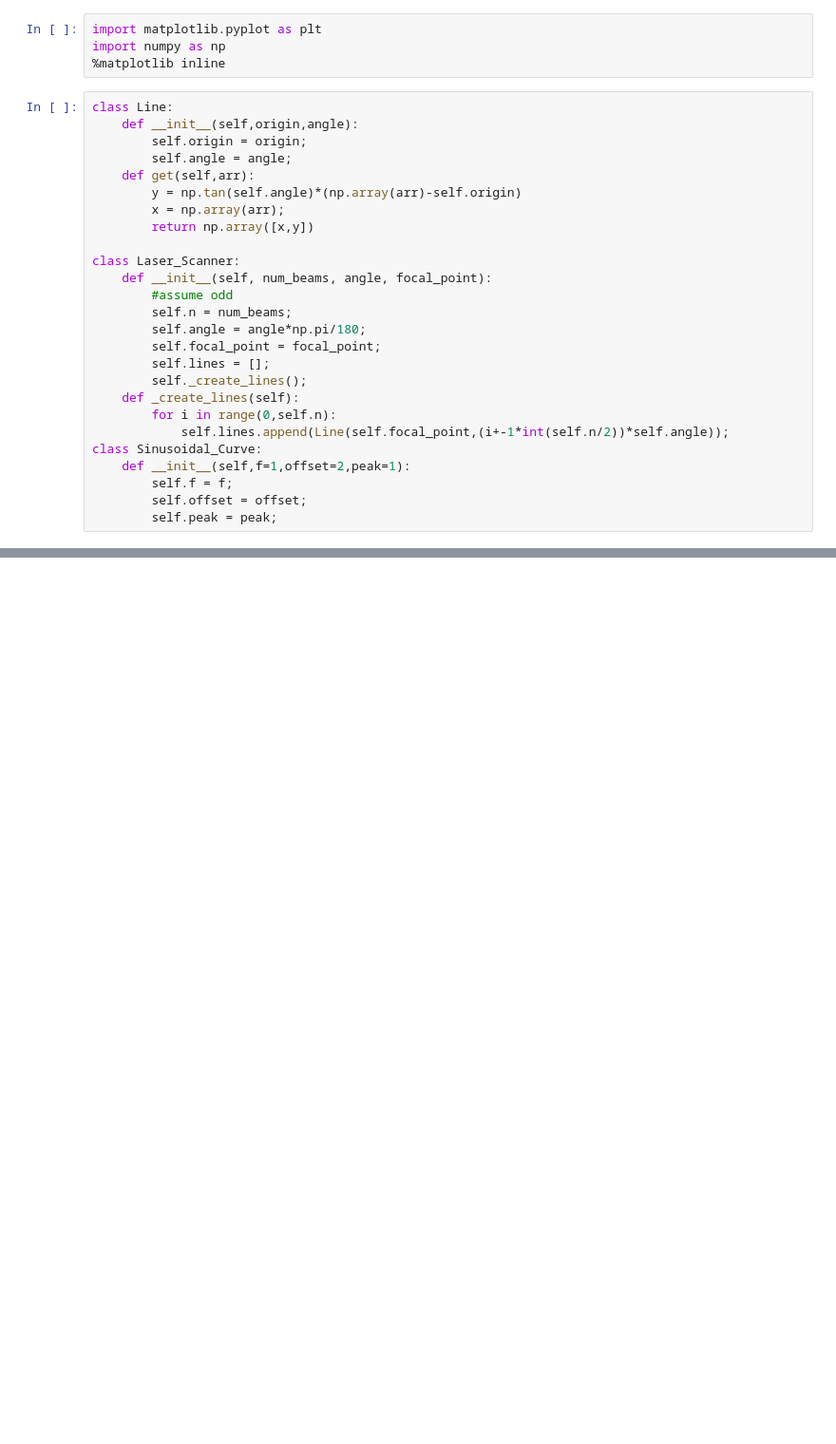
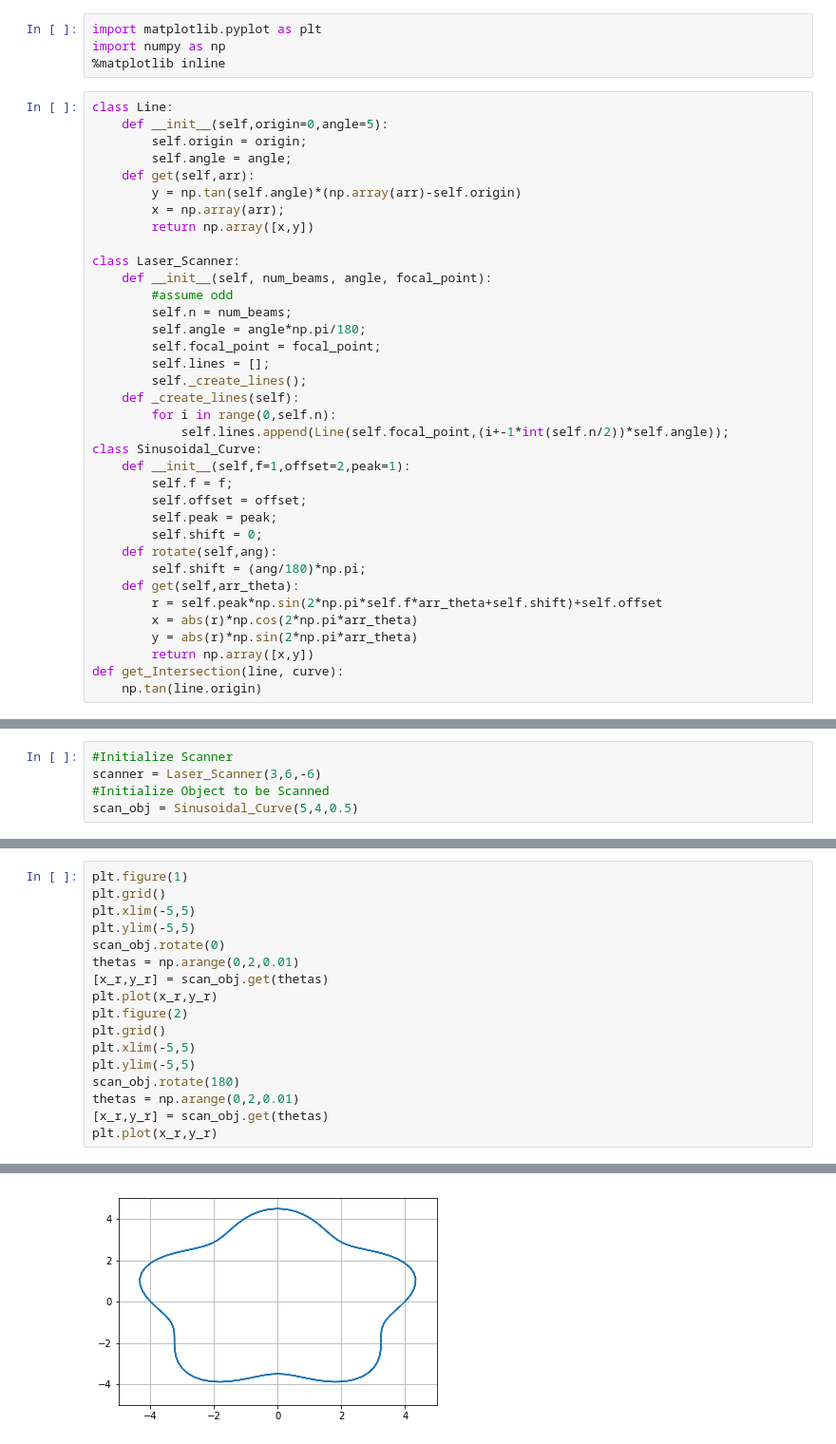
Before and after one commit to albertliu6696/Laser_Scanner, a Jupyter notebook: Geometry.ipynb, the cells around one changed output, grey strips where cells are left out. Shown: that part at 95% size. Saved outputs shown, nothing was run; the diff lists cells and outputs as text; blank space fills up the shorter version.

Commit message:
Added Frequency dependent curve

```diff
--- a/Geometry.ipynb
+++ b/Geometry.ipynb
@@ -4,7 +4,7 @@ import numpy as np
 %matplotlib inline
 # %%
 class Line:
-    def __init__(self,origin,angle):
+    def __init__(self,origin=0,angle=5):
         self.origin = origin;
         self.angle = angle;
     def get(self,arr):
@@ -28,3 +28,13 @@ class Sinusoidal_Curve:
         self.f = f;
         self.offset = offset;
         self.peak = peak;
+        self.shift = 0;
+    def rotate(self,ang):
+        self.shift = (ang/180)*np.pi;
+    def get(self,arr_theta):
+        r = self.peak*np.sin(2*np.pi*self.f*arr_theta+self.shift)+self.offset
+        x = abs(r)*np.cos(2*np.pi*arr_theta)
+        y = abs(r)*np.sin(2*np.pi*arr_theta)
+        return np.array([x,y])
+def get_Intersection(line, curve):
+    np.tan(line.origin)
@@ -67,0 +41,5 @@ np.arctan()
+# %%
+#Initialize Scanner
+scanner = Laser_Scanner(3,6,-6)
+#Initialize Object to be Scanned
+scan_obj = Sinusoidal_Curve(5,4,0.5)
@@ -67,0 +116,18 @@ np.arctan()
+# %%
+plt.figure(1)
+plt.grid()
+plt.xlim(-5,5)
+plt.ylim(-5,5)
+scan_obj.rotate(0)
+thetas = np.arange(0,2,0.01)
+[x_r,y_r] = scan_obj.get(thetas)
+plt.plot(x_r,y_r)
+plt.figure(2)
+plt.grid()
+plt.xlim(-5,5)
+plt.ylim(-5,5)
+scan_obj.rotate(180)
+thetas = np.arange(0,2,0.01)
+[x_r,y_r] = scan_obj.get(thetas)
+plt.plot(x_r,y_r)
+# %% [output]
@@ -67,0 +135 @@ np.arctan()
+[figure, added]
```
Also changed, not shown: parts of 7 cells of this notebook.
